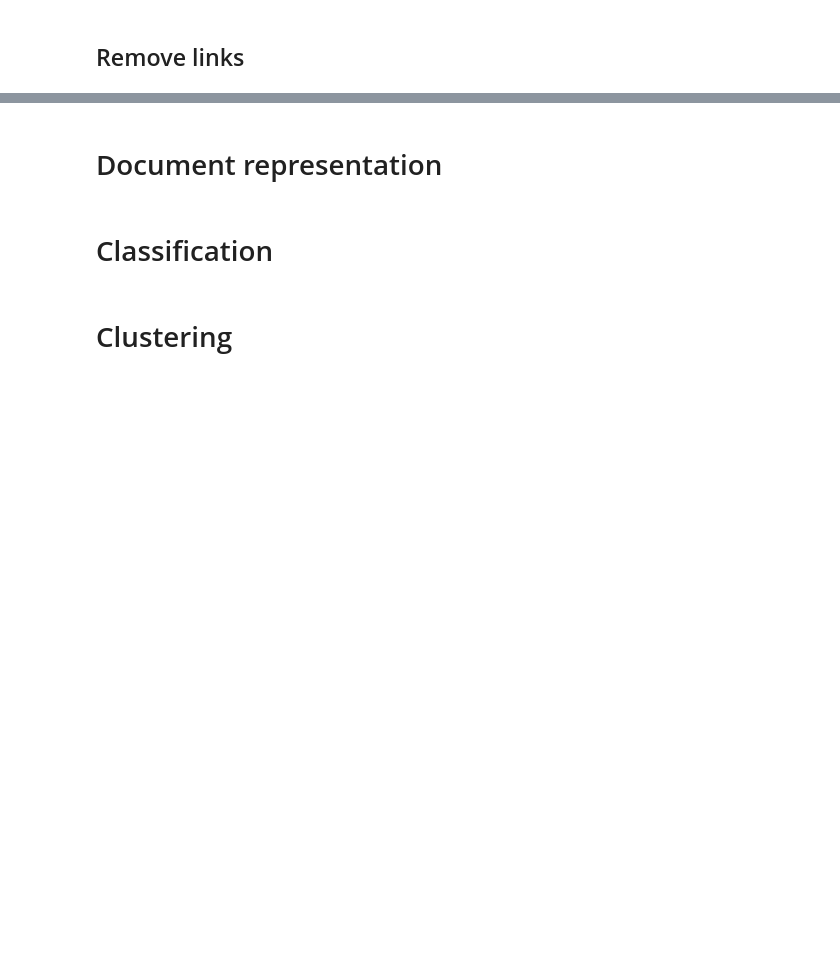
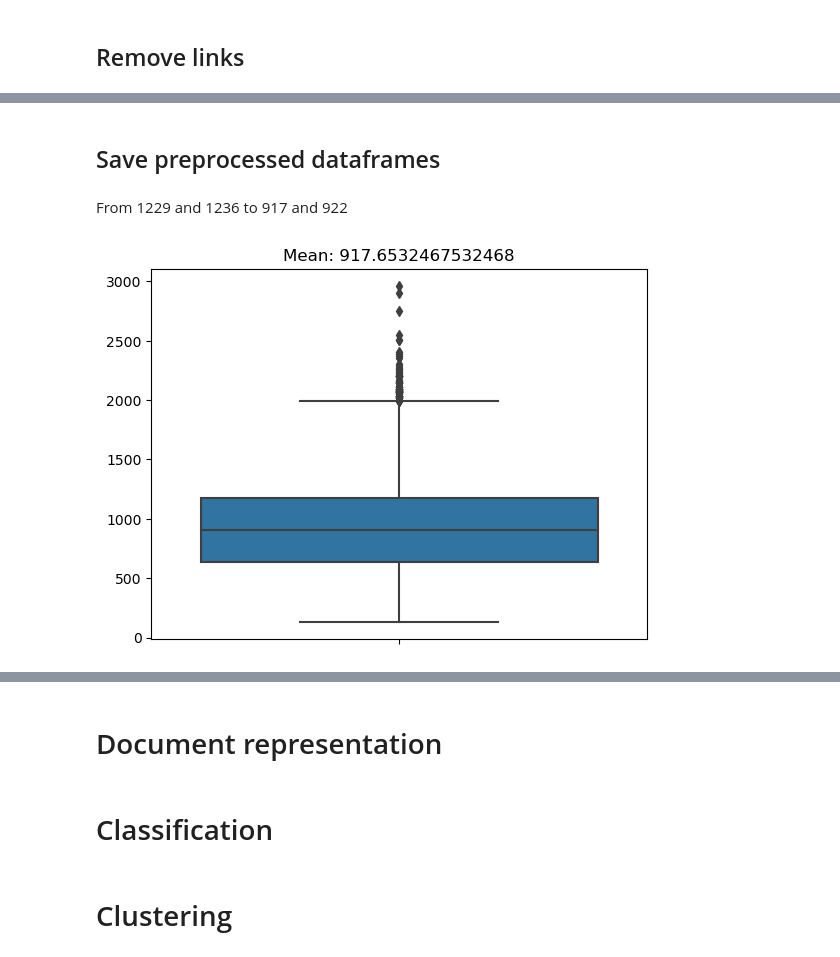
Before and after one commit to lucaMilazzo/TMSmilazzoPagnini2023, a Jupyter notebook: main.ipynb, the cells around one changed output, grey strips where cells are left out. Saved outputs shown, nothing was run; the diff lists cells and outputs as text; code cells hidden in the pictures; blank space fills up the shorter version.

```diff
--- a/main.ipynb
+++ b/main.ipynb
@@ -300,0 +427,3 @@ df_test['medical_abstract'] = df_test['medical_abstract'].apply(lambda x: remove
+# %%
+df_train['medical_abstract_lemma_token'] = df_train['medical_abstract_pos'].apply(lambda x: lemmatize_sentence(x))
+df_test['medical_abstract_lemma_token'] = df_test['medical_abstract_pos'].apply(lambda x: lemmatize_sentence(x))
@@ -300,0 +448,6 @@ df_test['medical_abstract'] = df_test['medical_abstract'].apply(lambda x: remove
+# %%
+def merge(tokens):
+    return " ".join(tokens)
+# %%
+df_train['medical_abstract_lemma'] = df_train['medical_abstract_lemma_token'].apply(lambda x: merge(x))
+df_test['medical_abstract_lemma'] = df_test['medical_abstract_lemma_token'].apply(lambda x: merge(x))
@@ -300,0 +486,2 @@ df_test['medical_abstract'] = df_test['medical_abstract'].apply(lambda x: remove
+# %% [markdown]
+## Save preprocessed dataframes
@@ -300,0 +491,12 @@ df_test['medical_abstract'] = df_test['medical_abstract'].apply(lambda x: remove
+# %%
+len_abstracts = []
+for index, row in df_train.iterrows():
+    len_abstracts.append(len(row.medical_abstract_lemma))
+# %% [markdown]
+From 1229 and 1236 to 917 and 922
+# %%
+sns.boxplot( y=len_abstracts);
+plt.title("Mean: " + str(np.mean(len_abstracts)))
+plt.show()
+# %% [output]
+[figure, added]
```
Also changed, not shown: parts of 34 cells of this notebook, 2 other files.
